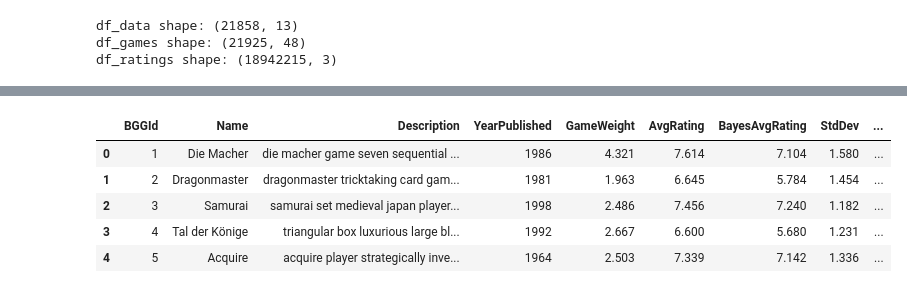
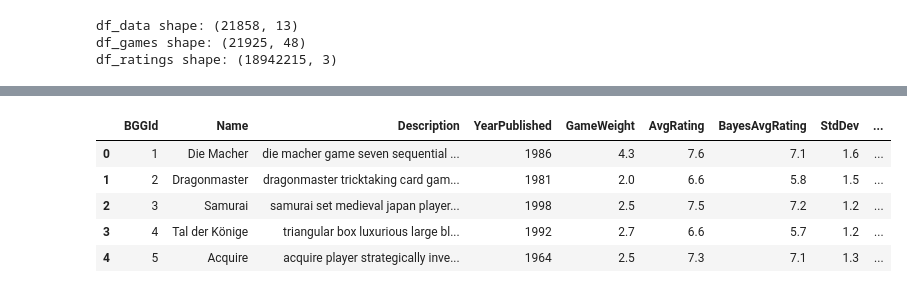
Before and after one commit to board-game-org/board_game_recommender, a Jupyter notebook: DataPrep_Bill.ipynb, the cells around one changed output, grey strips where cells are left out. Cells and saved outputs as stored; diff of their text form; code cells hidden in the pictures.

```diff
--- a/DataPrep_Bill.ipynb
+++ b/DataPrep_Bill.ipynb
@@ -2,10 +2,11 @@
 # --- Imports ---
 import pandas as pd
 import numpy as np
+import matplotlib.pyplot as plt
 
 # --- Display options (optional but nice for exploration) ---
 pd.set_option('display.max_columns', None)
-pd.set_option('display.float_format', lambda x: f'{x:.3f}')
+pd.set_option('display.float_format', lambda x: f'{x:.1f}')
 
 # --- File paths ---
 # Update these with your actual file names or paths
@@ -40,7 +41,7 @@ df_ratings shape: (18942215, 3)
 |  | BGGId | Name | Description | YearPublished | GameWeight | AvgRating | BayesAvgRating | StdDev | ... |
-| 0 | 1 | Die Macher | die macher game seven sequential ... | 1986 | 4.321 | 7.614 | 7.104 | 1.580 | ... |
-| 1 | 2 | Dragonmaster | dragonmaster tricktaking card gam... | 1981 | 1.963 | 6.645 | 5.784 | 1.454 | ... |
-| 2 | 3 | Samurai | samurai set medieval japan player... | 1998 | 2.486 | 7.456 | 7.240 | 1.182 | ... |
-| 3 | 4 | Tal der Könige | triangular box luxurious large bl... | 1992 | 2.667 | 6.600 | 5.680 | 1.231 | ... |
-| 4 | 5 | Acquire | acquire player strategically inve... | 1964 | 2.503 | 7.339 | 7.142 | 1.336 | ... |
+| 0 | 1 | Die Macher | die macher game seven sequential ... | 1986 | 4.3 | 7.6 | 7.1 | 1.6 | ... |
+| 1 | 2 | Dragonmaster | dragonmaster tricktaking card gam... | 1981 | 2.0 | 6.6 | 5.8 | 1.5 | ... |
+| 2 | 3 | Samurai | samurai set medieval japan player... | 1998 | 2.5 | 7.5 | 7.2 | 1.2 | ... |
+| 3 | 4 | Tal der Könige | triangular box luxurious large bl... | 1992 | 2.7 | 6.6 | 5.7 | 1.2 | ... |
+| 4 | 5 | Acquire | acquire player strategically inve... | 1964 | 2.5 | 7.3 | 7.1 | 1.3 | ... |
 |  | BGGId | Rating | Username |
```
Also changed, not shown: parts of 9 cells of this notebook.
